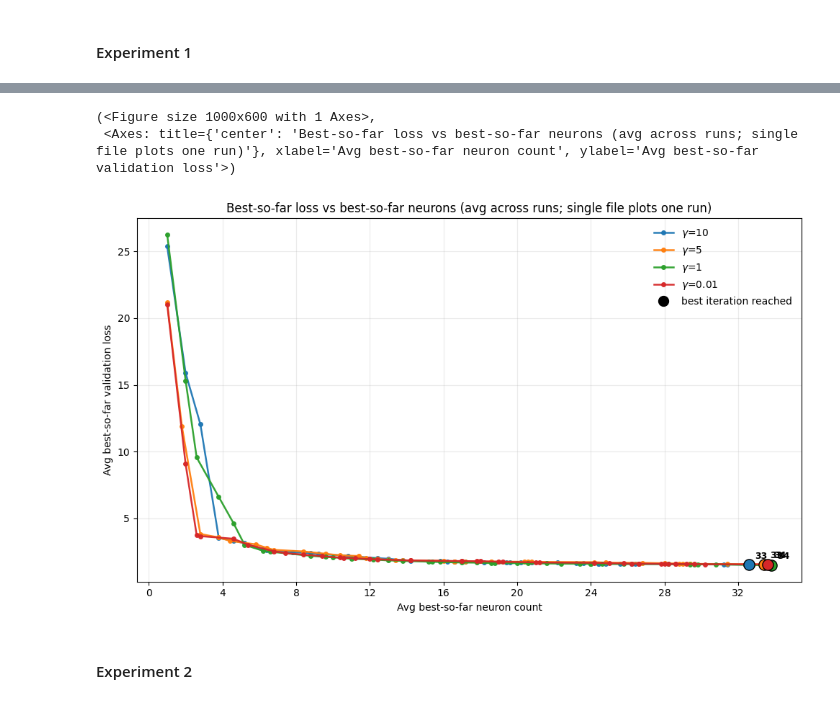
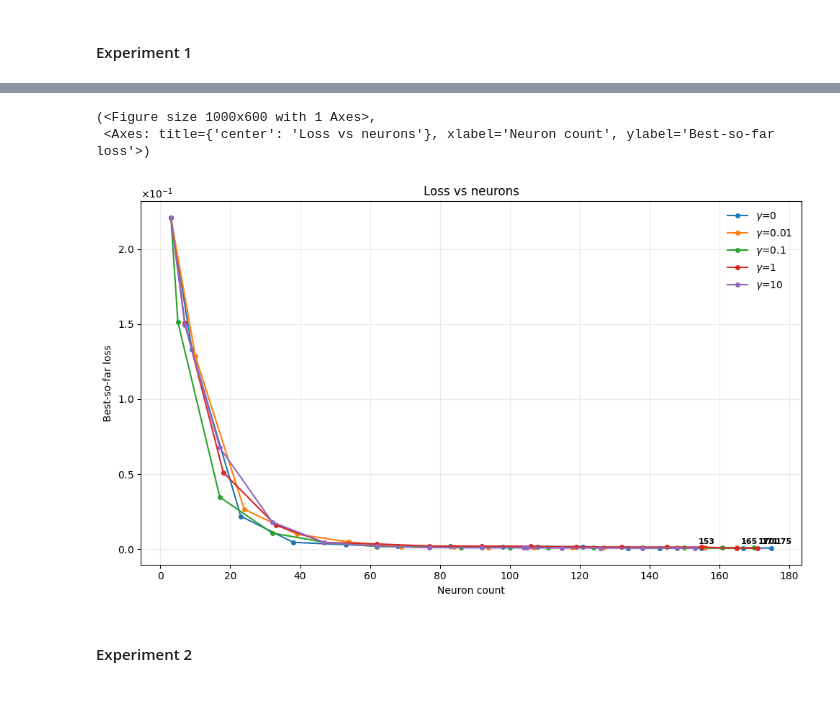
Before and after one commit to KeWu5678/NNforHJB, a Jupyter notebook: notebook/experiment_analysis.ipynb, the cells around one changed output, grey strips where cells are left out. Drawn from its saved outputs; the diff is of its cells as text; code cells hidden in the pictures.

```diff
--- a/notebook/experiment_analysis.ipynb
+++ b/notebook/experiment_analysis.ipynb
@@ -26,15 +45,14 @@ ModuleNotFoundError: No module named 'src'
 # %%
 from src.metric import plot_loss_vs_neurons_by_gamma
 
 plot_loss_vs_neurons_by_gamma(
-    "models/experiment_1",
-    gammas_include=[10.0, 5.0, 1.0, 1e-2],
+    "models/experiment_1/pdpa_vdp_model_l2_1.pkl",
     loss="train",
 )
 # %% [output]
 (<Figure size 1000x600 with 1 Axes>,
- <Axes: title={'center': 'Best-so-far loss vs best-so-far neurons (avg across runs; single file plots one run)'}, xlabel='Avg best-so-far neuron count', ylabel='Avg best-so-far validation loss'>)
+ <Axes: title={'center': 'Loss vs neurons'}, xlabel='Neuron count', ylabel='Best-so-far loss'>)
-[figure, old version]
+[figure, new version]
 # %% [markdown]
 #### Experiment 2
 # %%
```
Also changed, not shown: parts of 28 cells of this notebook, 11 other files.
